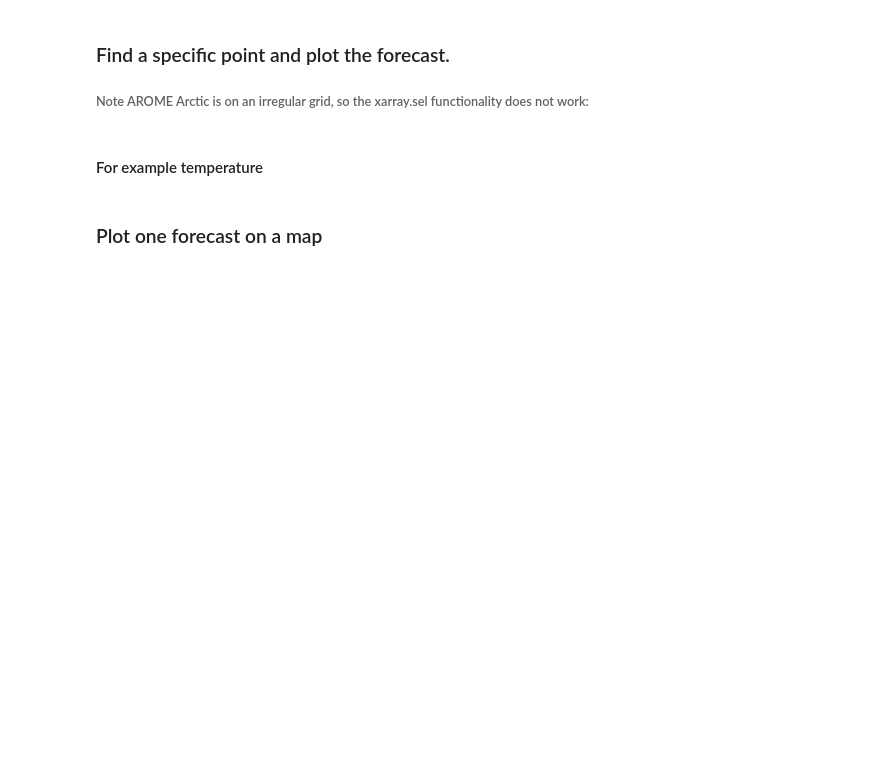
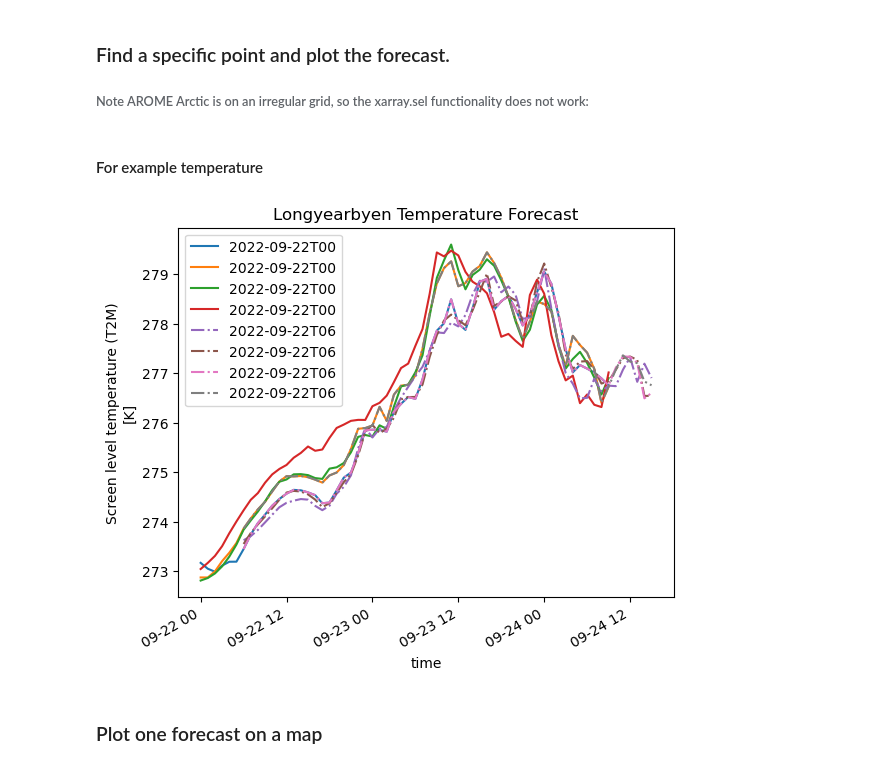
Before and after one commit to franzihe/GEO4902_2021, a Jupyter notebook: 02/ModelAnalysis_and_background-SurfaceModel.ipynb, the cells around one changed output. Cells and saved outputs as stored; diff of their text form; code cells hidden in the pictures; blank space fills up the shorter version.

Commit message:
plot point forecast for temperature, all ensemble members

```diff
--- a/02/ModelAnalysis_and_background-SurfaceModel.ipynb
+++ b/02/ModelAnalysis_and_background-SurfaceModel.ipynb
@@ -68,3 +59,12 @@ plt.show()
+# %%
+f, ax = plt.subplots()                              # define figure
+
+t2m_point_forecast_1.plot.line(ax = ax, x='time', label=(np.datetime_as_string(t2m_point_forecast_1.time.isel(time=0), unit='h')), linestyle='-')
+t2m_point_forecast_2.plot.line(ax = ax, x='time', label=(np.datetime_as_string(t2m_point_forecast_2.time.isel(time=0), unit='h')), linestyle='-.')
+plt.legend()
+plt.title("Longyearbyen Temperature Forecast");
+# %% [output]
+[figure, added]
 # %% [markdown]
 ### Plot one forecast on a map
 # %%
```
Also changed, not shown: parts of 2 cells of this notebook.
